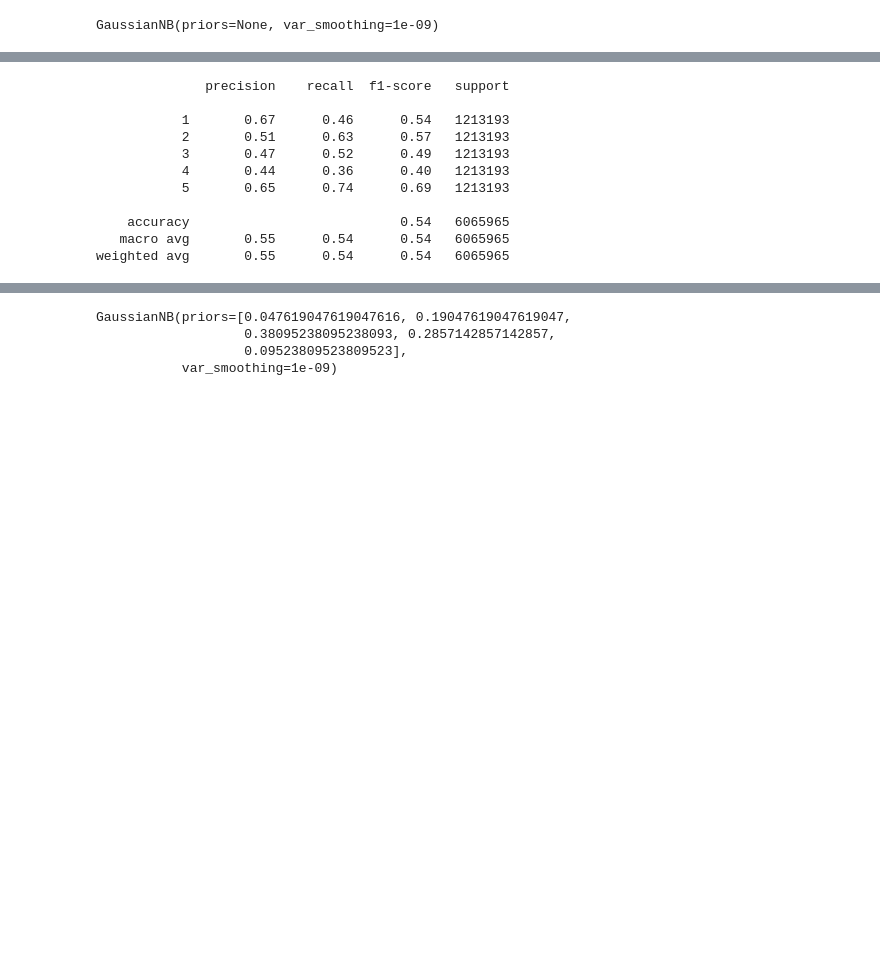
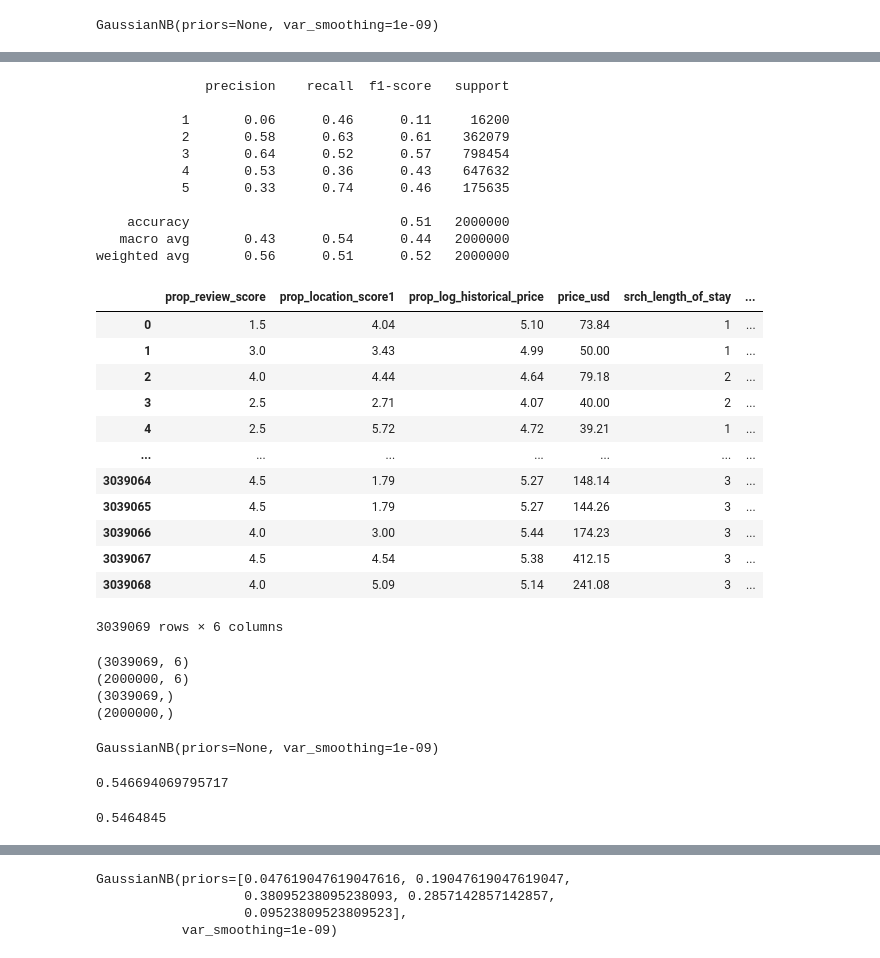
Before and after one commit to minjae705/Hotel_StarRating_Prediction, a Jupyter notebook: NB.ipynb, the cells around one changed output, grey strips where cells are left out. Cells and saved outputs as stored; diff of their text form; code cells hidden in the pictures; blank space fills up the shorter version.

```diff
--- a/NB.ipynb
+++ b/NB.ipynb
@@ -132,16 +131,60 @@ GNB.score(X_test, Y_test)
 # %%
-expected = Y_resampled
-predicted = GNB.predict(X_resampled)
+expected = Y_test
+predicted = GNB.predict(X_test)
 print(metrics.classification_report(expected, predicted))
 # %% [output]
               precision    recall  f1-score   support
 
-           1       0.67      0.46      0.54   1213193
-           2       0.51      0.63      0.57   1213193
-           3       0.47      0.52      0.49   1213193
-           4       0.44      0.36      0.40   1213193
-           5       0.65      0.74      0.69   1213193
+           1       0.06      0.46      0.11     16200
+           2       0.58      0.63      0.61    362079
+           3       0.64      0.52      0.57    798454
+           4       0.53      0.36      0.43    647632
+           5       0.33      0.74      0.46    175635
 
-    accuracy                           0.54   6065965
-   macro avg       0.55      0.54      0.54   6065965
-weighted avg       0.55      0.54      0.54   6065965
+    accuracy                           0.51   2000000
+   macro avg       0.43      0.54      0.44   2000000
+weighted avg       0.56      0.51      0.52   2000000
+# %%
+df_train.iloc[:, [9,11,13,14,17,21]]
+# %% [output]
+|  | prop_review_score | prop_location_score1 | prop_log_historical_price | price_usd | srch_length_of_stay | ... |
+| 0 | 1.5 | 4.04 | 5.10 | 73.84 | 1 | ... |
+| 1 | 3.0 | 3.43 | 4.99 | 50.00 | 1 | ... |
+| 2 | 4.0 | 4.44 | 4.64 | 79.18 | 2 | ... |
+| 3 | 2.5 | 2.71 | 4.07 | 40.00 | 2 | ... |
+| 4 | 2.5 | 5.72 | 4.72 | 39.21 | 1 | ... |
+| ... | ... | ... | ... | ... | ... | ... |
+| 3039064 | 4.5 | 1.79 | 5.27 | 148.14 | 3 | ... |
+| 3039065 | 4.5 | 1.79 | 5.27 | 144.26 | 3 | ... |
+| 3039066 | 4.0 | 3.00 | 5.44 | 174.23 | 3 | ... |
+| 3039067 | 4.5 | 4.54 | 5.38 | 412.15 | 3 | ... |
+| 3039068 | 4.0 | 5.09 | 5.14 | 241.08 | 3 | ... |
+3039069 rows × 6 columns
+# %%
+X_train_clu = np.array(df_train.iloc[:, [9,11,13,14,17,21]])
+X_test_clu = np.array(df_test.iloc[:, [9,11,13,14,17,21]])
+Y_train_clu = np.array(df_train.iloc[:, 8])
+Y_train_clu = Y_train_clu.ravel()
+Y_test_clu = np.array(df_test.iloc[:, 8])
+Y_test_clu = Y_test_clu.ravel()
+print(X_train_clu.shape)
+print(X_test_clu.shape)
+print(Y_train_clu.shape)
+print(Y_test_clu.shape)
+# %% [output]
+(3039069, 6)
+(2000000, 6)
+(3039069,)
+(2000000,)
+# %%
+GNB.fit(X_train_clu, Y_train_clu)
+# %% [output]
+GaussianNB(priors=None, var_smoothing=1e-09)
+# %%
+GNB.score(X_train_clu, Y_train_clu)
+# %% [output]
+0.546694069795717
+# %%
+GNB.score(X_test_clu, Y_test_clu)
+# %% [output]
+0.5464845
```
Also changed, not shown: parts of 20 cells of this notebook.
